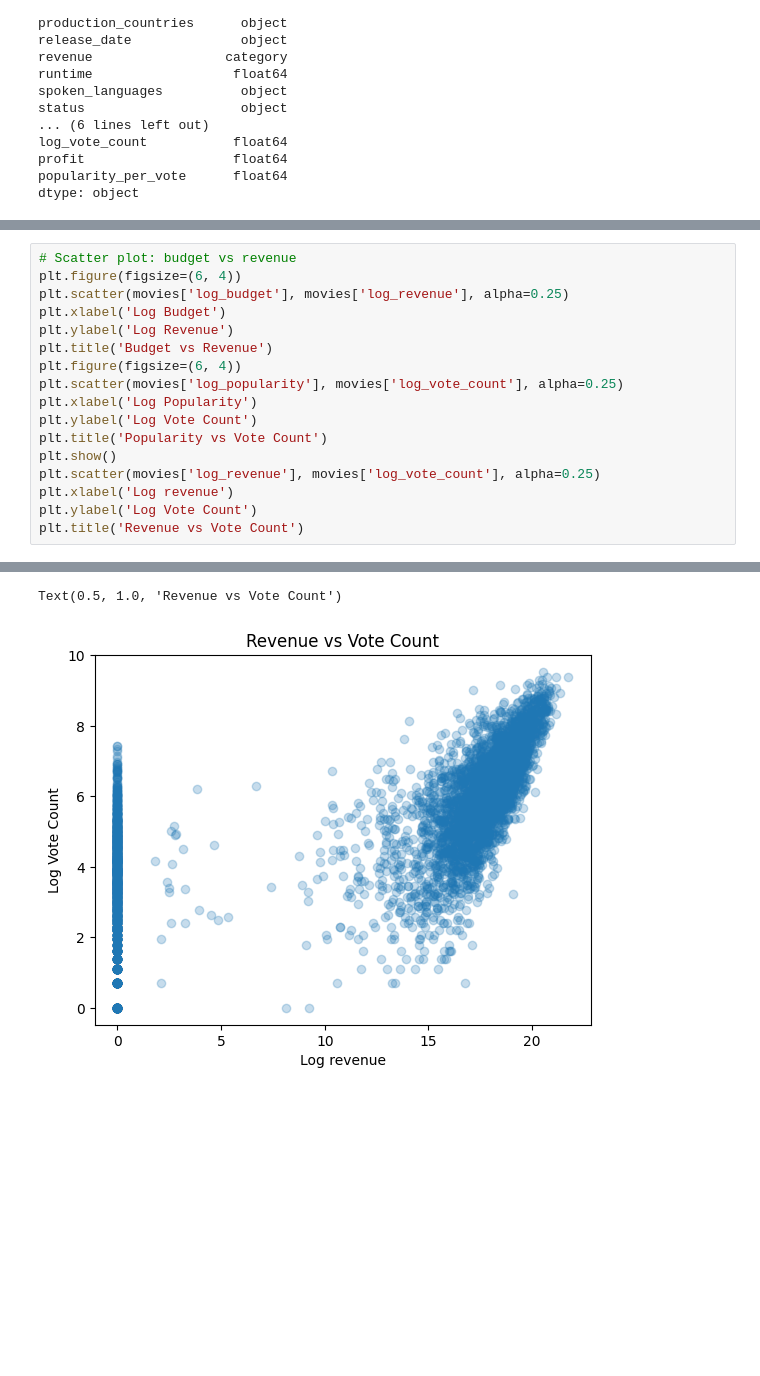
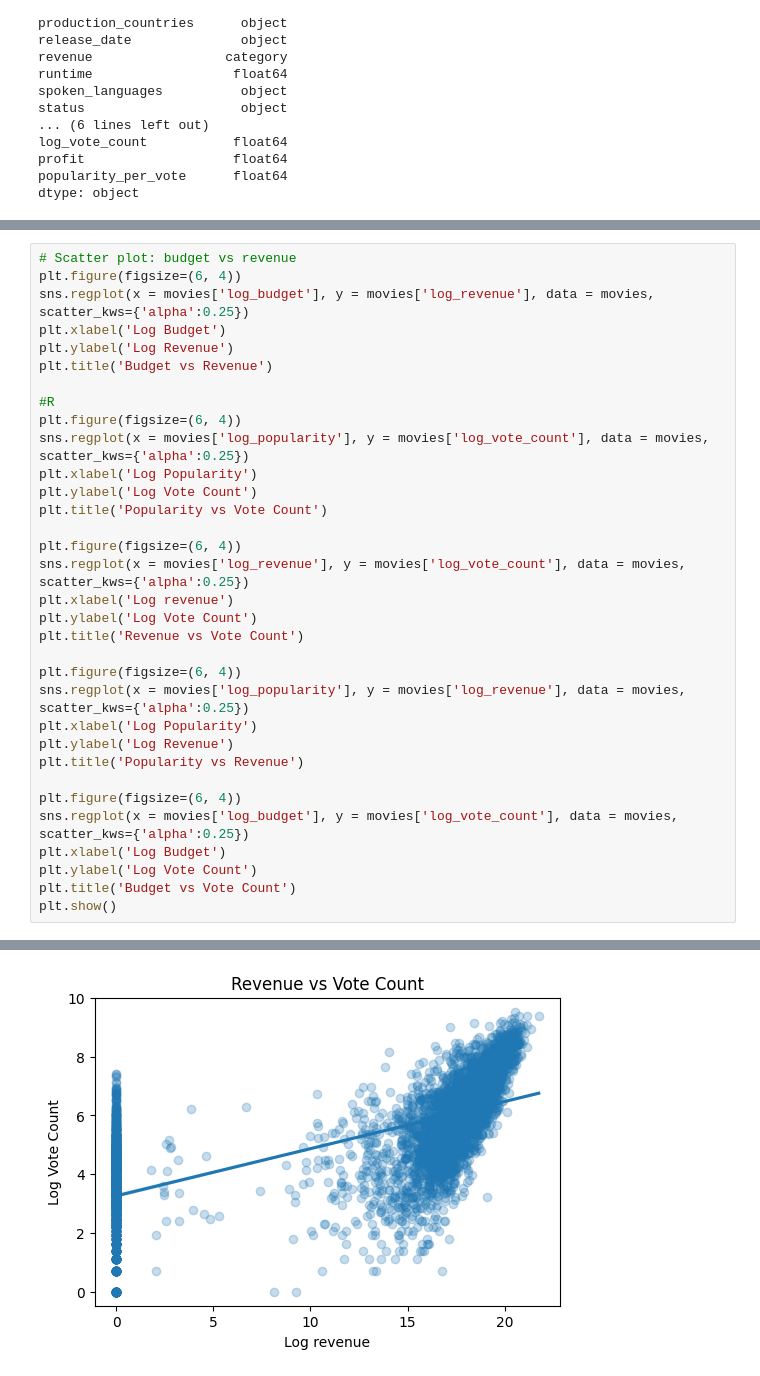
Before and after one commit to ziyadsaf/movie-success-prediction, a Jupyter notebook: movie_prediction_project.ipynb, the cells around one changed output, grey strips where cells are left out. Saved outputs shown, nothing was run; the diff lists cells and outputs as text; blank space fills up the shorter version.

```diff
--- a/movie_prediction_project.ipynb
+++ b/movie_prediction_project.ipynb
@@ -611,18 +618,34 @@ Scatter plots for log variables
 # %%
 # Scatter plot: budget vs revenue
 plt.figure(figsize=(6, 4))
-plt.scatter(movies['log_budget'], movies['log_revenue'], alpha=0.25)
+sns.regplot(x = movies['log_budget'], y = movies['log_revenue'], data = movies, scatter_kws={'alpha':0.25})
 plt.xlabel('Log Budget')
 plt.ylabel('Log Revenue')
 plt.title('Budget vs Revenue')
+
+#R
 plt.figure(figsize=(6, 4))
-plt.scatter(movies['log_popularity'], movies['log_vote_count'], alpha=0.25)
+sns.regplot(x = movies['log_popularity'], y = movies['log_vote_count'], data = movies, scatter_kws={'alpha':0.25})
 plt.xlabel('Log Popularity')
 plt.ylabel('Log Vote Count')
 plt.title('Popularity vs Vote Count')
-plt.show()
-plt.scatter(movies['log_revenue'], movies['log_vote_count'], alpha=0.25)
+
+plt.figure(figsize=(6, 4))
+sns.regplot(x = movies['log_revenue'], y = movies['log_vote_count'], data = movies, scatter_kws={'alpha':0.25})
 plt.xlabel('Log revenue')
 plt.ylabel('Log Vote Count')
 plt.title('Revenue vs Vote Count')
+
+plt.figure(figsize=(6, 4))
+sns.regplot(x = movies['log_popularity'], y = movies['log_revenue'], data = movies, scatter_kws={'alpha':0.25})
+plt.xlabel('Log Popularity')
+plt.ylabel('Log Revenue')
+plt.title('Popularity vs Revenue')
+
+plt.figure(figsize=(6, 4))
+sns.regplot(x = movies['log_budget'], y = movies['log_vote_count'], data = movies, scatter_kws={'alpha':0.25})
+plt.xlabel('Log Budget')
+plt.ylabel('Log Vote Count')
+plt.title('Budget vs Vote Count')
+plt.show()
 # %% [output]
@@ -631,2 +654 @@ plt.title('Revenue vs Vote Count')
-Text(0.5, 1.0, 'Revenue vs Vote Count')
-[figure, old version]
+[figure, new version]
```
Also changed, not shown: parts of 128 cells of this notebook.
